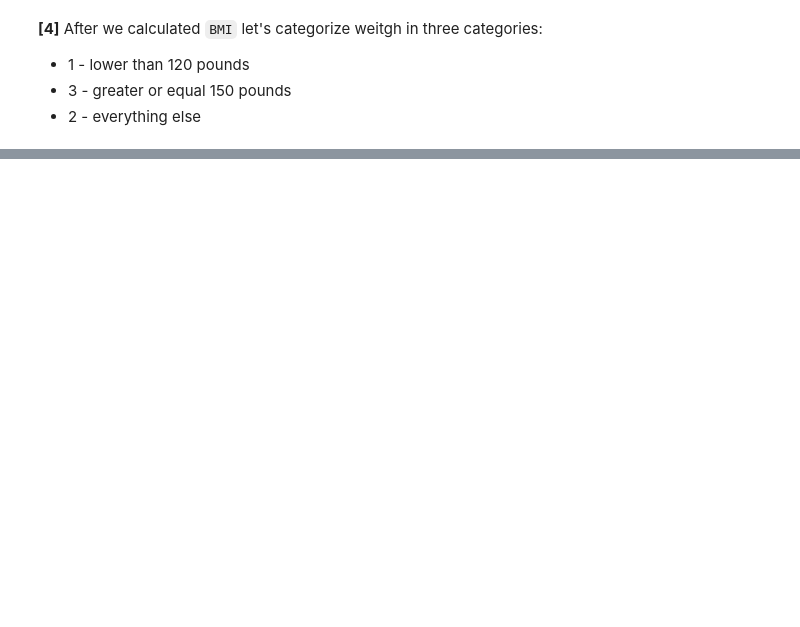
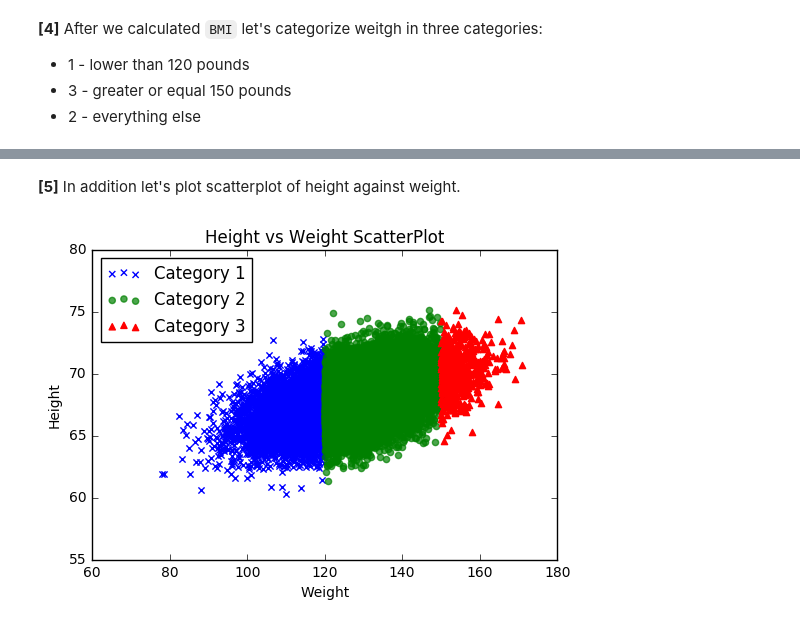
Before and after one commit to EvdokimovN/S7DataScience, a Jupyter notebook: S7DataScience.ipynb, the cells around one changed output, grey strips where cells are left out. Saved outputs shown, nothing was run; the diff lists cells and outputs as text; code cells hidden in the pictures; blank space fills up the shorter version.

```diff
--- a/S7DataScience.ipynb
+++ b/S7DataScience.ipynb
@@ -71,0 +67,39 @@ df['Weight_Category'] = df.apply(categorize, axis=1).astype('category')
+# %% [markdown]
+**[5]** In addition let's plot scatterplot of height against weight.
+# %%
+# Change it to sample each `skip_points`
+skip_points = 1
+
+plt.figure()
+# We will plot data by category on one plot
+plt.scatter(x=df[weight_column_index][df[category_weight_column_index] == 1][::skip_points],
+            y=df[height_column_index][df[category_weight_column_index] == 1][::skip_points],
+            marker = 'x',
+            color = 'b',
+            label = 'Category 1'
+           )
+
+plt.scatter(x=df[weight_column_index][df[category_weight_column_index] == 2][::skip_points],
+            y=df[height_column_index][df[category_weight_column_index] == 2][::skip_points],
+            marker = 'o',
+            color = 'g',
+            label = 'Category 2',
+            alpha = 0.7
+           )
+
+plt.scatter(x=df[weight_column_index][df[category_weight_column_index] == 3][::skip_points],
+            y=df[height_column_index][df[category_weight_column_index] == 3][::skip_points],
+            marker = '^',
+            color = 'r',
+            label = 'Category 3',
+            cmap = cm.Paired
+           )
+
+plt.legend(loc='upper left')
+plt.title('Height vs Weight ScatterPlot')
+plt.ylabel('Height')
+plt.xlabel('Weight')
+
+plt.show()
+# %% [output]
+[figure, added]
```
Also changed, not shown: parts of 9 cells of this notebook.
